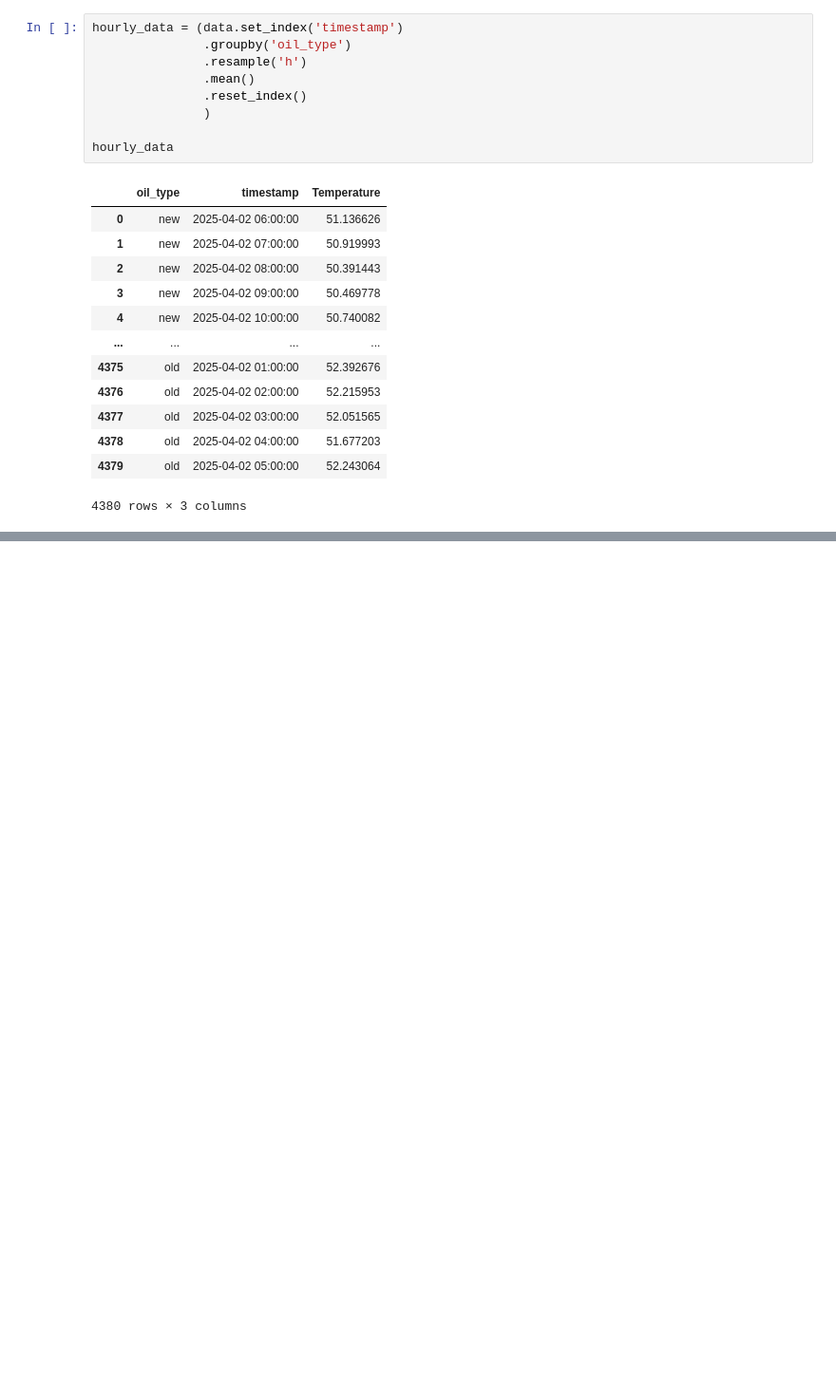
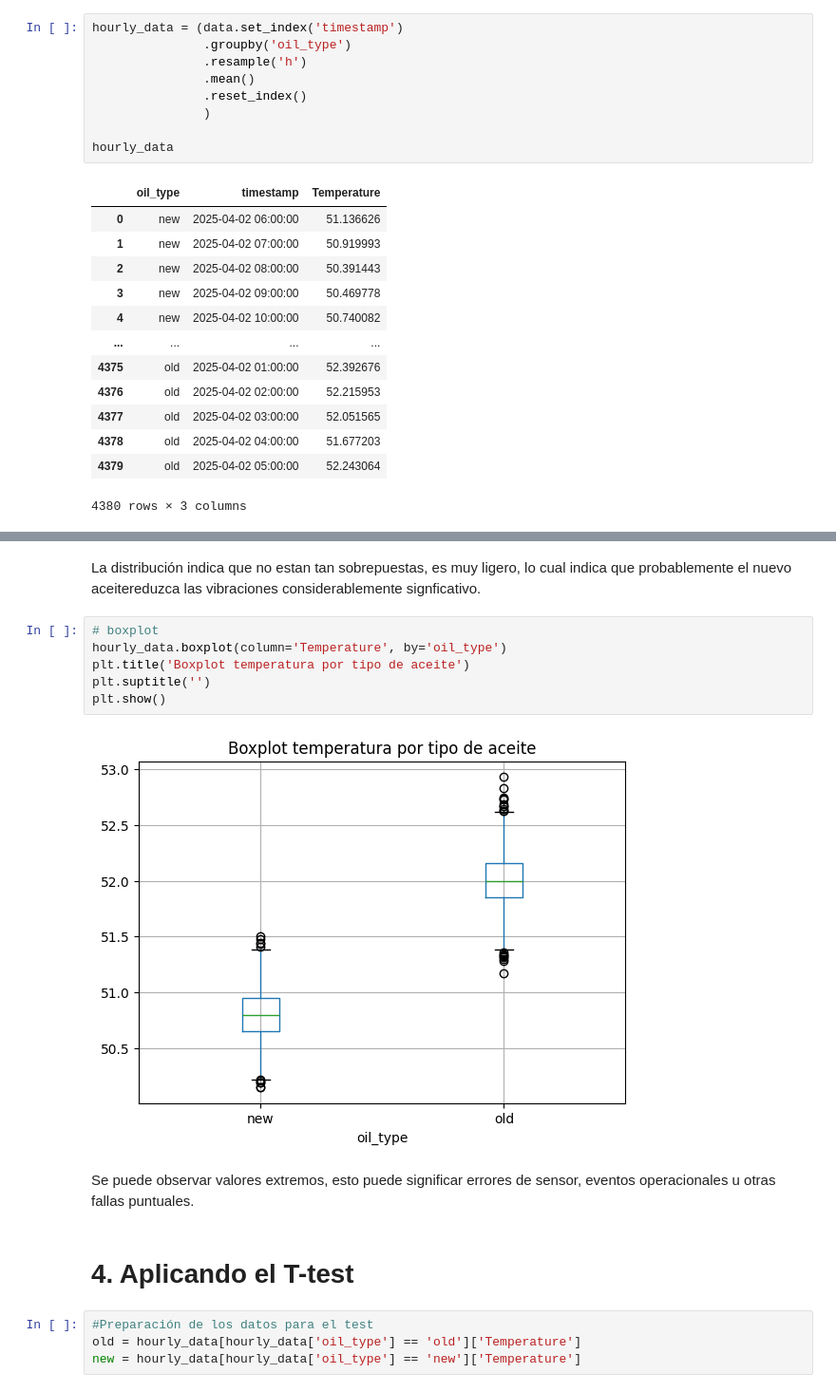
Before and after one commit to ML-CU/Proyectos-Python, a Jupyter notebook: Estadística/P-Value/P-Value-Mining.ipynb, the cells around one changed output, grey strips where cells are left out. Shown at 95% size. Cells and saved outputs as stored; diff of their text form; blank space fills up the shorter version.

```diff
--- a/Estadística/P-Value/P-Value-Mining.ipynb
+++ b/Estadística/P-Value/P-Value-Mining.ipynb
@@ -266,0 +327,18 @@ hourly_data
+# %% [markdown]
+La distribución indica que no estan tan sobrepuestas, es muy ligero, lo cual indica que probablemente el nuevo aceitereduzca las vibraciones considerablemente signficativo.
+# %%
+# boxplot
+hourly_data.boxplot(column='Temperature', by='oil_type')
+plt.title('Boxplot temperatura por tipo de aceite')
+plt.suptitle('')
+plt.show()
+# %% [output]
+[figure, added]
+# %% [markdown]
+Se puede observar valores extremos, esto puede significar errores de sensor, eventos operacionales u otras fallas puntuales.
+# %% [markdown]
+# 4. Aplicando el T-test
+# %%
+#Preparación de los datos para el test
+old = hourly_data[hourly_data['oil_type'] == 'old']['Temperature']
+new = hourly_data[hourly_data['oil_type'] == 'new']['Temperature']
```
Also changed, not shown: parts of 17 cells of this notebook.
